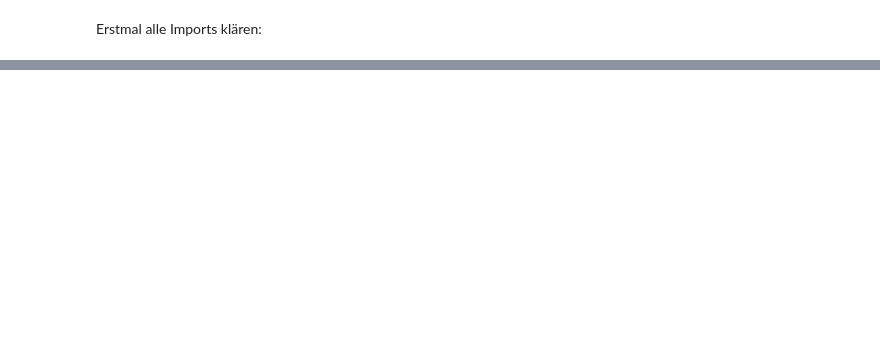
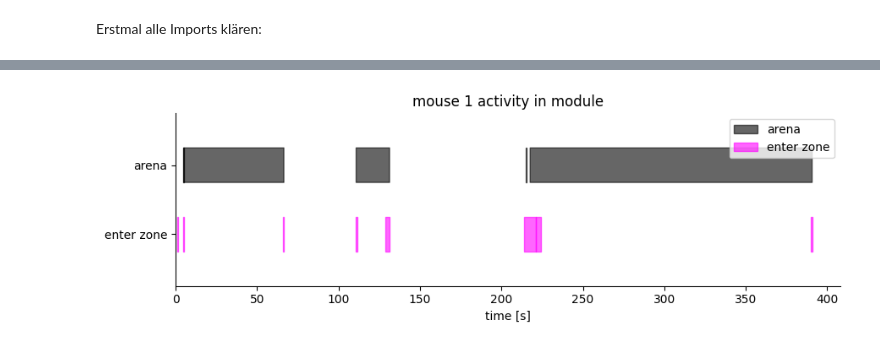
Before and after one commit to FabianQuicken/Ambros_analysis, a Jupyter notebook: full_module_analysis/h5_preprocessing.ipynb, the cells around one changed output, grey strips where cells are left out. Drawn from its saved outputs; the diff is of its cells as text; code cells hidden in the pictures; blank space fills up the shorter version.

```diff
--- a/full_module_analysis/h5_preprocessing.ipynb
+++ b/full_module_analysis/h5_preprocessing.ipynb
@@ -230,17 +157,50 @@ Mäuse (1, 2) haben 2 Überlappungs-Sequenzen:
 # %%
 enter_zone_polygon = create_polygon(enter_zone_coords)
 arena_polygon = create_polygon(arena_coords)
 mouse_in_enter_zone = np.zeros(len(mouse_center))
 mouse_in_arena = np.zeros(len(mouse_center))
 
 # iterates over all frames
 for i in range(len(mouse_center)):
 
     # creats a point out of the mouse center coordinates
     center_point = create_point(mouse_center[i][0], mouse_center[i][1])
 
     # checks, if mouse center is in enter zone and in arena
     if is_point_in_polygon(polygon=enter_zone_polygon, point=center_point):
         mouse_in_enter_zone[i] = 1
     if is_point_in_polygon(polygon=arena_polygon, point=center_point):
         mouse_in_arena[i] = 1
+
+# Arrays in bool umwandeln (falls sie 0/1 sind)
+ez = mouse_in_enter_zone.astype(bool)
+ar = mouse_in_arena.astype(bool)
+
+
+t_sec = np.arange(len(ez)) / FPS  # 0, 1/fps, 2/fps, ...
+
+fig, ax = plt.subplots(figsize=(9, 3))
+
+# Arena (oben)
+ax.fill_between(t_sec, 1.5, 2.0, where=ar, color='black', alpha=0.6, label='arena')
+
+# Enter Zone (unten)
+ax.fill_between(t_sec, 0.5, 1.0, where=ez, color='magenta', alpha=0.6, label='enter zone')
+
+ax.set_ylim(0, 2.5)
+ax.set_xlim(0, len(ez)/FPS)  # jetzt in Sekunden
+# Beispiel für Ausschnitt: Frames 6400–6900 → Sekunden:
+# ax.set_xlim(6400/fps, 6900/fps)
+
+ax.set_yticks([0.75, 1.75])
+ax.set_yticklabels(['enter zone', 'arena'])
+ax.set_xlabel("time [s]")
+ax.set_title(f"mouse {str(individual+1)} activity in module")
+ax.legend(loc='upper right')
+sns.despine()
+
+plt.tight_layout()
+plt.savefig(f"{path}\mouse_{str(individual+1)}_arena_ez_activity.svg")
+plt.show()
+# %% [output]
+[figure, added]
```
Also changed, not shown: parts of 23 cells of this notebook, 14 other files.
